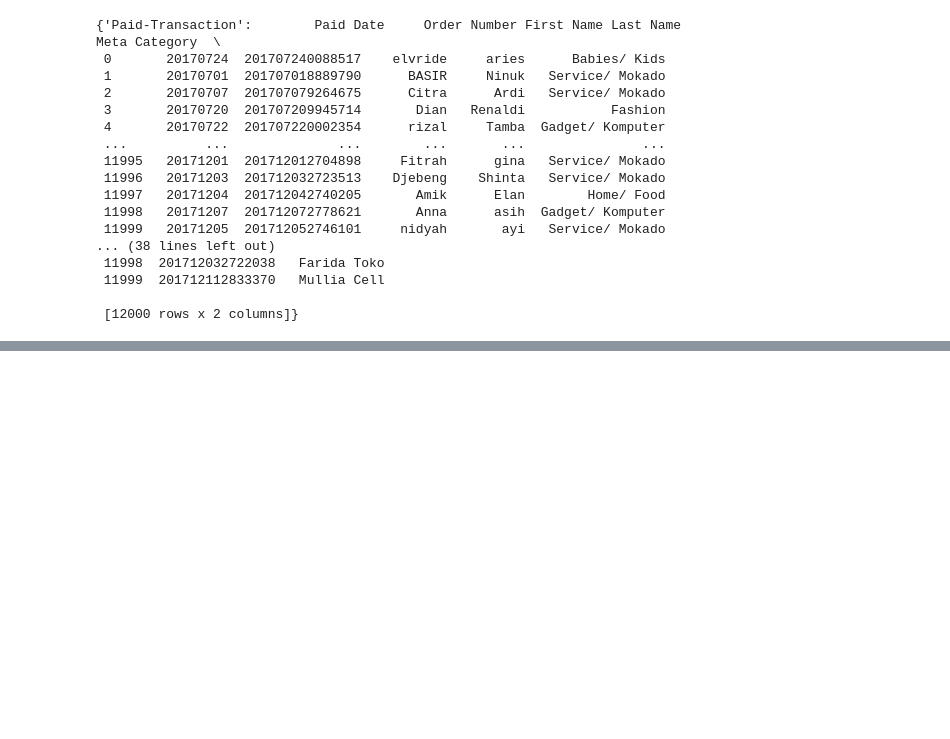
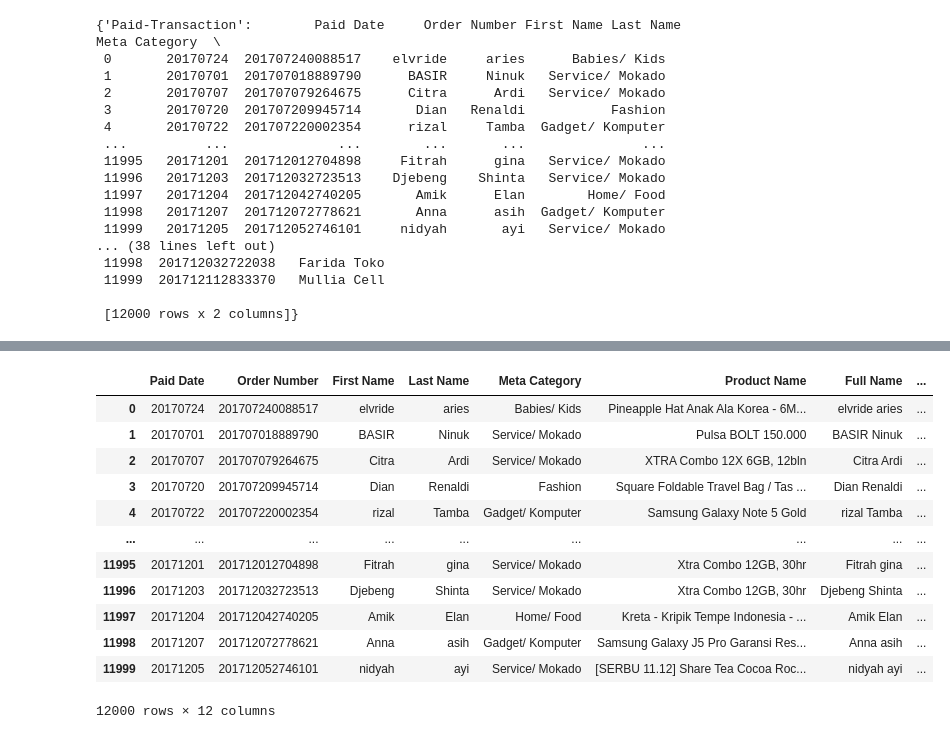
Before and after one commit to viraav/lpsimple156039, a Jupyter notebook: module2-loadingdata/LS_DS_112_Loading_Data_Assignment.ipynb, the cells around one changed output, grey strips where cells are left out. Saved outputs shown, nothing was run; the diff lists cells and outputs as text; code cells hidden in the pictures; blank space fills up the shorter version.

```diff
--- a/module2-loadingdata/LS_DS_112_Loading_Data_Assignment.ipynb
+++ b/module2-loadingdata/LS_DS_112_Loading_Data_Assignment.ipynb
@@ -57,0 +89,2 @@ sheet_df
+# %%
+df['Full Name'] = df['First Name'].astype(str) + ' ' + df['Last Name'].astype(str)
@@ -57,0 +110,18 @@ sheet_df
+# %%
+df['Full Name'] = df['First Name'].astype(str) + ' ' + df['Last Name'].astype(str)
+# %%
+df
+# %% [output]
+|  | Paid Date | Order Number | First Name | Last Name | Meta Category | Product Name | Full Name | ... |
+| 0 | 20170724 | 201707240088517 | elvride | aries | Babies/ Kids | Pineapple Hat Anak Ala Korea - 6M... | elvride aries | ... |
+| 1 | 20170701 | 201707018889790 | BASIR | Ninuk | Service/ Mokado | Pulsa BOLT 150.000 | BASIR Ninuk | ... |
+| 2 | 20170707 | 201707079264675 | Citra | Ardi | Service/ Mokado | XTRA Combo 12X 6GB, 12bln | Citra Ardi | ... |
+| 3 | 20170720 | 201707209945714 | Dian | Renaldi | Fashion | Square Foldable Travel Bag / Tas ... | Dian Renaldi | ... |
+| 4 | 20170722 | 201707220002354 | rizal | Tamba | Gadget/ Komputer | Samsung Galaxy Note 5 Gold | rizal Tamba | ... |
+| ... | ... | ... | ... | ... | ... | ... | ... | ... |
+| 11995 | 20171201 | 201712012704898 | Fitrah | gina | Service/ Mokado | Xtra Combo 12GB, 30hr | Fitrah gina | ... |
+| 11996 | 20171203 | 201712032723513 | Djebeng | Shinta | Service/ Mokado | Xtra Combo 12GB, 30hr | Djebeng Shinta | ... |
+| 11997 | 20171204 | 201712042740205 | Amik | Elan | Home/ Food | Kreta - Kripik Tempe Indonesia - ... | Amik Elan | ... |
+| 11998 | 20171207 | 201712072778621 | Anna | asih | Gadget/ Komputer | Samsung Galaxy J5 Pro Garansi Res... | Anna asih | ... |
+| 11999 | 20171205 | 201712052746101 | nidyah | ayi | Service/ Mokado | [SERBU 11.12] Share Tea Cocoa Roc... | nidyah ayi | ... |
+12000 rows × 12 columns
```
Also changed, not shown: parts of 13 cells of this notebook.
